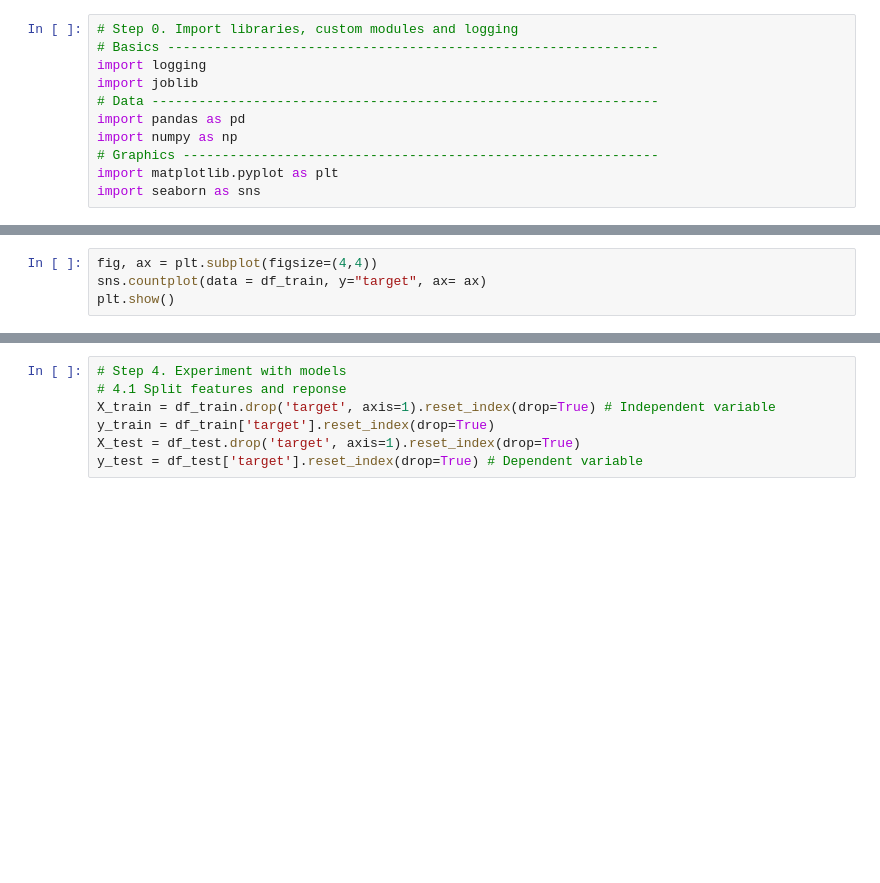
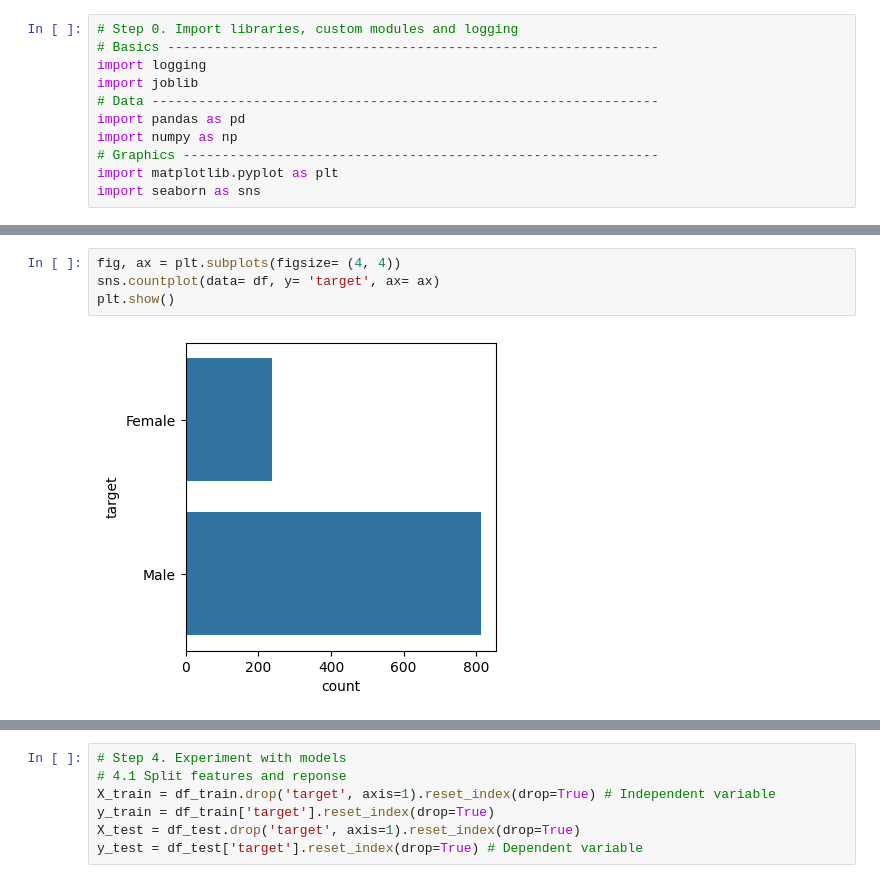
Before and after one commit to IrVallejo/linear_regression, a Jupyter notebook: 03_heights.ipynb, the cells around one changed output, grey strips where cells are left out. Cells and saved outputs as stored; diff of their text form; blank space fills up the shorter version.

```diff
--- a/03_heights.ipynb
+++ b/03_heights.ipynb
@@ -99,7 +148,9 @@ plt.show()
 # %%
-fig, ax = plt.subplot(figsize=(4,4))
-sns.countplot(data = df_train, y="target", ax= ax)
+fig, ax = plt.subplots(figsize= (4, 4))
+sns.countplot(data= df, y= 'target', ax= ax)
 plt.show()
+# %% [output]
+[figure, added]
 # %%
 sns.pairplot(data= df_train, diag_kind="kde", hue="target")
 plt.show()
```
Also changed, not shown: parts of 20 cells of this notebook.
